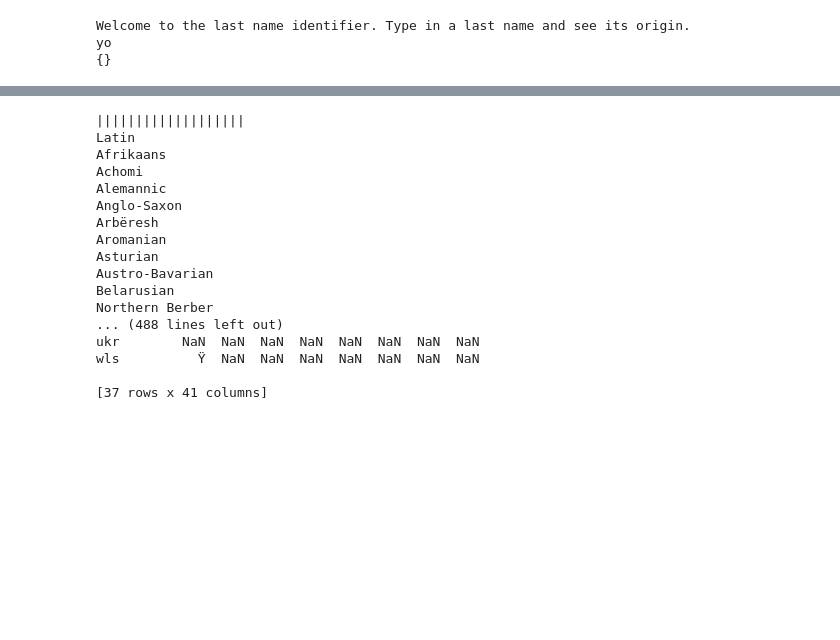
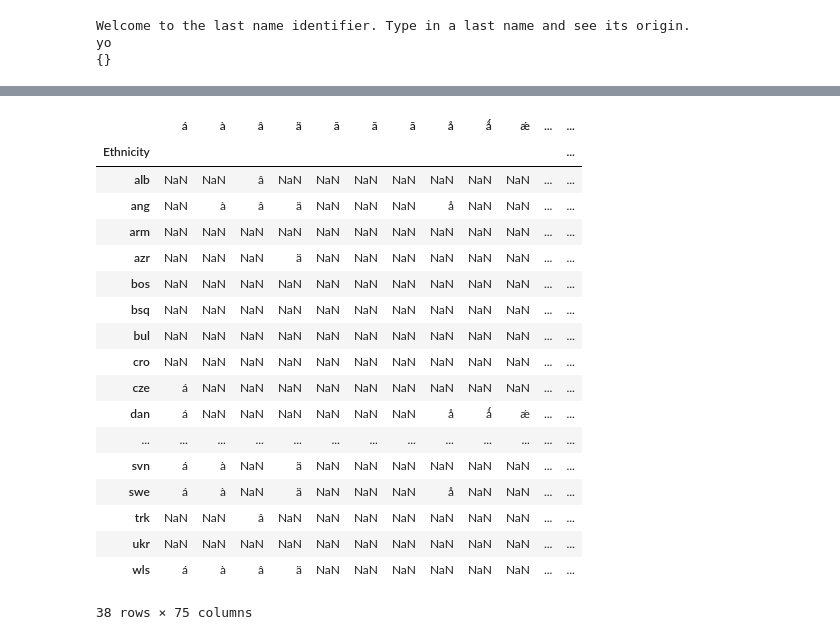
Before and after one commit to juyoungk23/Corvinus, a Jupyter notebook: lastNameBot.ipynb, the cells around one changed output, grey strips where cells are left out. Cells and saved outputs as stored; diff of their text form; code cells hidden in the pictures; blank space fills up the shorter version.

Commit message:
dfs are now combined and you can write it to a csv and read it back. Added write up about manually removing faulty chars

```diff
--- a/lastNameBot.ipynb
+++ b/lastNameBot.ipynb
@@ -53,9 +53,9 @@ codes = {
     'ang': 'English', #anglo
     'arm': 'Armenian',
     'azr': 'Azeri',
-    'bsq': "Basque",
+    'bsq': 'Basque',
     'bos': 'Bosniak',
-    'scm': 'Serbo-Croatian/Montenegrin',
+    'cro': 'Croatian',
     'bul': 'Bulgarian',
     'cze': 'Czech',
     'dan': 'Danish', #dano-norwegian
@@ -67,12 +67,13 @@ codes = {
     'ger': 'German', #germanic
     'gre': 'Greek',
     'hun': 'Hungarian',
-    'ice': "Icelandic",
+    'ice': 'Icelandic',
     'ita': 'Italian',
     'lat': 'Latvian',
     'lth': 'Lithuanian',
     'mlt': 'Maltese',
     'mol': 'Moldovan',
+    'nor': 'Norwegian',
     'dch': 'Dutch',
     'pol': 'Polish',
     'por': 'Portuguese',
@@ -81,6 +82,7 @@ codes = {
     'slk': 'Slovakian',
     'svn': 'Slovenian',
     'spa': 'Spanish',
+    'srb': 'Serbian',
     'swe': 'Swedish',
     'trk': 'Turkish',
     'ukr': 'Ukrainian',
@@ -412,17 +310,19 @@ def fixAlphabet(df):
 
 #make list of desire eth indeces, then select only those
 def selectEths(df):
-    print('|||||||||||||||||||')
+    #print('|||||||||||||||||||')
     for i in df.index:
         keep = False
         if (df.iloc[i, 0].endswith("]")):
             df.iloc[i, 0] = df.iloc[i, 0].split('[')[0]  #remove wiki footnotes
+        if df.iloc[i, 0] == 'Romani':
+            df.iloc[i, 0] = "drop_this" #edge case for Romani, program was confusing romani and romanian
         for key, value in codes.items():
             if df.iloc[i, 0] in value:                #replace the eths with codes
                 df.iloc[i, 0] = key
                 keep = True
         if (not keep):
-            print(df.iloc[i, 0])              #print when we delete to make sure we didn't accidentally delete one
+           # print("dropped: " + df.iloc[i, 0])              #print when we delete to make sure we didn't accidentally delete one
             df.iloc[i, 0] = "drop_this"          #replace with 'drop_this otherwise'
 
 
@@ -458,50 +358,68 @@ soup = BeautifulSoup(response.text, 'html.parser')
 
 #a through h table
 a_h_table = soup.find_all('table', class_="wikitable")[4]
 a_h_df = pd.read_html(str(a_h_table))
 a_h_df = pd.DataFrame(a_h_df[0])
 a_h_df = fixAlphabet(a_h_df)
 a_h_df = selectEths(a_h_df)
 a_h_df = addMissingEths(a_h_df)
 a_h_df.sort_index(inplace=True)
-print(a_h_df)
+#print(a_h_df)
 
 
 #i through o table
 i_o_table = soup.find_all('table', class_="wikitable")[5]
 i_o_df = pd.read_html(str(i_o_table))
 i_o_df = pd.DataFrame(i_o_df[0])
 i_o_df = fixAlphabet(i_o_df)
 i_o_df = selectEths(i_o_df)
 i_o_df = addMissingEths(i_o_df)
 i_o_df.sort_index(inplace=True)
-print(i_o_df)
+#print(i_o_df)
 
 
 #p through z table
 p_z_table = soup.find_all('table', class_="wikitable")[6]
 p_z_df = pd.read_html(str(p_z_table))
 p_z_df = pd.DataFrame(p_z_df[0])
 p_z_df = fixAlphabet(p_z_df)
 p_z_df = selectEths(p_z_df)
 p_z_df = addMissingEths(p_z_df)
 p_z_df.sort_index(inplace=True)
-print(p_z_df)
+#print(p_z_df)
+
+#combine each df into one master df with all chars
+dfs = [a_h_df, i_o_df, p_z_df]
+char_df = pd.concat(dfs, axis=1)
+
+
+char_df = char_df.applymap(lambda s: s.lower() if type(s) == str else s) # convert all values not Nan to lowercase
+char_df.dropna(axis=1, how='all', inplace=True)
+
+
+char_df.to_csv('charTable.csv')#, index=False)
+
+
+
+df = pd.read_csv('charTable.csv', index_col = 0)
+df
 # %% [output]
+|  | á | à | â | ä | ă | ā | ã | å | ǻ | ǽ | ... | ... |
+| Ethnicity |  |  |  |  |  |  |  |  |  |  |  | ... |
+| alb | NaN | NaN | â | NaN | NaN | NaN | NaN | NaN | NaN | NaN | ... | ... |
+| ang | NaN | à | â | ä | NaN | NaN | NaN | å | NaN | NaN | ... | ... |
+| arm | NaN | NaN | NaN | NaN | NaN | NaN | NaN | NaN | NaN | NaN | ... | ... |
+| azr | NaN | NaN | NaN | ä | NaN | NaN | NaN | NaN | NaN | NaN | ... | ... |
+| bos | NaN | NaN | NaN | NaN | NaN | NaN | NaN | NaN | NaN | NaN | ... | ... |
+| bsq | NaN | NaN | NaN | NaN | NaN | NaN | NaN | NaN | NaN | NaN | ... | ... |
+| bul | NaN | NaN | NaN | NaN | NaN | NaN | NaN | NaN | NaN | NaN | ... | ... |
+| cro | NaN | NaN | NaN | NaN | NaN | NaN | NaN | NaN | NaN | NaN | ... | ... |
+| cze | á | NaN | NaN | NaN | NaN | NaN | NaN | NaN | NaN | NaN | ... | ... |
+| dan | á | NaN | NaN | NaN | NaN | NaN | NaN | å | ǻ | ǽ | ... | ... |
+| ... | ... | ... | ... | ... | ... | ... | ... | ... | ... | ... | ... | ... |
+| svn | á | à | NaN | ä | NaN | NaN | NaN | NaN | NaN | NaN | ... | ... |
+| swe | á | à | NaN | ä | NaN | NaN | NaN | å | NaN | NaN | ... | ... |
+| trk | NaN | NaN | â | NaN | NaN | NaN | NaN | NaN | NaN | NaN | ... | ... |
+| ukr | NaN | NaN | NaN | NaN | NaN | NaN | NaN | NaN | NaN | NaN | ... | ... |
+| wls | á | à | â | ä | NaN | NaN | NaN | NaN | NaN | NaN | ... | ... |
-|||||||||||||||||||
-Latin
-Afrikaans
-Achomi
-Alemannic
-Anglo-Saxon
-Arbëresh
-Aromanian
-Asturian
-Austro-Bavarian
-Belarusian
-Northern Berber
-... (488 lines left out)
-ukr        NaN  NaN  NaN  NaN  NaN  NaN  NaN  NaN
-wls          Ÿ  NaN  NaN  NaN  NaN  NaN  NaN  NaN
-
-[37 rows x 41 columns]
+38 rows × 75 columns
```
Also changed, not shown: parts of 2 cells of this notebook.
